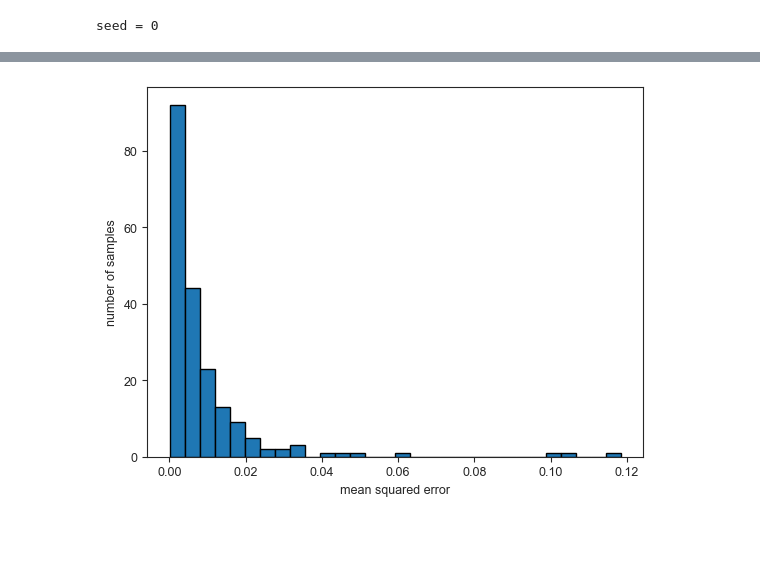
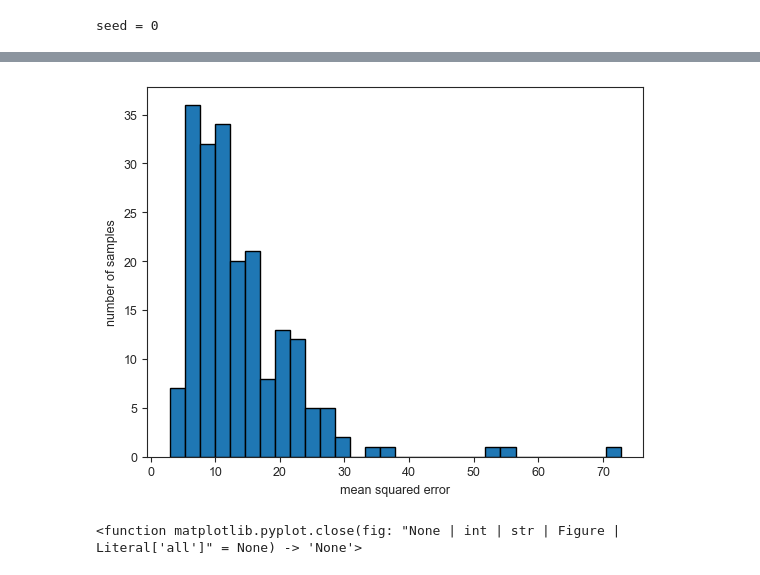
Before and after one commit to Centrum-IntelliPhysics/Neural-Operators-for-Natural-Hazards, a Jupyter notebook: earthquake/deeponet/deeponet.ipynb, the cells around one changed output, grey strips where cells are left out. Saved outputs shown, nothing was run; the diff lists cells and outputs as text; code cells hidden in the pictures; blank space fills up the shorter version.

Commit message:
updated deeponet earthquake results

```diff
--- a/earthquake/deeponet/deeponet.ipynb
+++ b/earthquake/deeponet/deeponet.ipynb
@@ -91,10 +90,10 @@ indices = io.loadmat('../data/train_test_index.mat')
 index_train = indices['train'].T
 index_test = indices['test'].T
 
-inputs_train = data['ground_motion'][index_train[:,0]-1,21:100]
-outputs_train = data['displacement'][index_train[:,0]-1,21:100,5]
-inputs_test = data['ground_motion'][index_test[:,0]-1,21:100]
-outputs_test = data['displacement'][index_test[:,0]-1,21:100,5]
+inputs_train = data['ground_motion'][index_train[:,0]-1,21::]
+outputs_train = data['displacement'][index_train[:,0]-1,21::,5]
+inputs_test = data['ground_motion'][index_test[:,0]-1,21::]
+outputs_test = data['displacement'][index_test[:,0]-1,21::,5]
 
 #inputs_train = divide_matrix(inputs_train)
 #inputs_test = divide_matrix(inputs_test)
@@ -116,8 +115,6 @@ inputs_test = (inputs_test - inputs_mean)/inputs_std
 
 num_t = inputs_train.shape[-1]
 grid = np.array(np.linspace(0,1,num_t)).reshape(num_t,1)
-#Adding Fourier components
-grid = jnp.concatenate([grid, np.cos(2*np.pi*grid), np.sin(2*np.pi*grid), np.cos(4*np.pi*grid), np.sin(4*np.pi*grid)], axis = -1)
 print("Shape of the grid:", grid.shape)
 
 # Check the shapes of the subsets
@@ -213,7 +210,7 @@ def DeepONet(params, branch_inputs, trunk_inputs):
 p = 100 # Number of output neurons in both the branch and trunk net outputs.
 nx = inputs_train.shape[-1]
 input_neurons_branch = nx # m
-input_neurons_trunk = grid.shape[-1]
+input_neurons_trunk = 1
 
 layer_sizes_b = [input_neurons_branch] + [100]*6 + [p]
 layer_sizes_t = [input_neurons_trunk] + [100]*6 + [p]
@@ -276,7 +273,7 @@ num_samples = len(inputs_train)
 branch_inputs_test = inputs_test
 targets = outputs_test
 # %%
-def save_model_params(params, resultdir, filename='model_params.pkl'):
+def save_model_params(params, resultdir, filename='model_params_deeponet.pkl'):
     if not os.path.exists(resultdir):
         os.makedirs(resultdir)
 
@@ -284,7 +281,7 @@ def save_model_params(params, resultdir, filename='model_params.pkl'):
     with open(save_path, 'wb') as f:
         pickle.dump(params, f)
 
-def load_model_params(resultdir, filename='model_params.pkl'):
+def load_model_params(resultdir, filename='model_params_deeponet.pkl'):
     load_path = os.path.join(resultdir, filename)
     with open(load_path, 'rb') as f:
         params = pickle.load(f)
@@ -477,10 +427,13 @@ Mean Squared Error Test :
 # %%
 data = np.array(mse_list)
 hist, bins = np.histogram(data, bins=30)
+plt.figure()
 plt.hist(data, bins=bins, edgecolor='black')
 plt.xlabel('mean squared error')
 plt.ylabel('number of samples')
 plt.savefig(os.path.join(resultdir,'ErrorHistogram.pdf'))
 plt.show()
+plt.close
 # %% [output]
-[figure, old version]
+[figure, new version]
+<function matplotlib.pyplot.close(fig: "None | int | str | Figure | Literal['all']" = None) -> 'None'>
```
Also changed, not shown: parts of 4 cells of this notebook, 22 other files.
